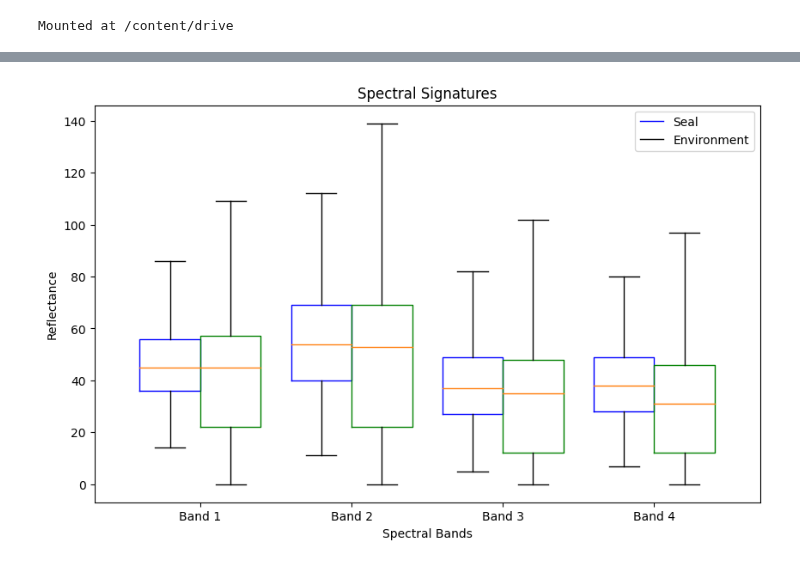
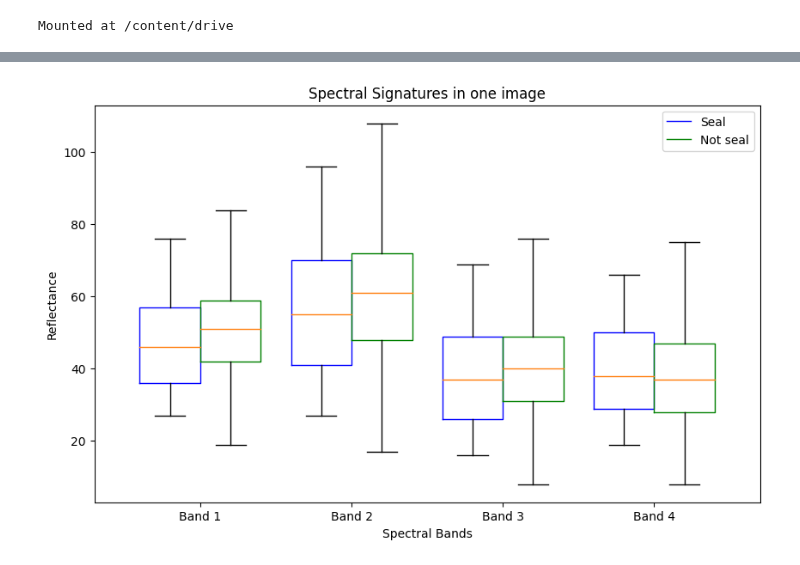
Before and after one commit to GeoKauko/TheNavySeals, a Jupyter notebook: spectral_signatures.ipynb, the cells around one changed output, grey strips where cells are left out. Drawn from its saved outputs; the diff is of its cells as text; code cells hidden in the pictures.

Commit message:
Checked spectral signatures for one image with confirmed seals

```diff
--- a/spectral_signatures.ipynb
+++ b/spectral_signatures.ipynb
@@ -60,0 +88,10 @@ environment_signatures = np.concatenate(environment_signatures, axis=1)
+# %%
+image_file = image_files[600]
+mask_file = mask_files[600]
+
+# plot image
+with rasterio.open(image_file) as src:
+    image = src.read([1, 2, 3])
+
+plt.imshow(np.transpose(image, (1, 2, 0)))
+plt.show()
@@ -61,27 +100,34 @@ environment_signatures = np.concatenate(environment_signatures, axis=1)
 # %%
-bands = range(1, seal_signatures.shape[0] + 1)
+# get spectral signatures for single image
+seal_pixels_img, nonseal_pixels_img = extract_spectral_signatures(image_file, mask_file)
+
+# lists to arrays
+seal_signatures_img = seal_pixels_img
+nonseal_signatures_img = nonseal_pixels_img
+
+# plot the spectral signatures
+bands = range(1, seal_signatures_img.shape[0] + 1)
 plt.figure(figsize=(10, 6))
 
-# Plot box plots for seal_signatures with blue outline
-plt.boxplot(seal_signatures.T, positions=np.array(bands) - 0.2, widths=0.4, showfliers=False, patch_artist=False,
+# plot box plots for seal_signatures
+plt.boxplot(seal_signatures_img.T, positions=np.array(bands) - 0.2, widths=0.4, showfliers=False,
             boxprops=dict(color='blue'))
 
-# Plot box plots for environment_signatures with green outline
-plt.boxplot(environment_signatures.T, positions=np.array(bands) + 0.2, widths=0.4, showfliers=False, patch_artist=False,
+# plot box plots for environment_signatures
+plt.boxplot(nonseal_signatures_img.T, positions=np.array(bands) + 0.2, widths=0.4, showfliers=False,
             boxprops=dict(color='green'))
 
 plt.xticks(bands, [f'Band {b}' for b in bands])
 plt.xlabel('Spectral Bands')
 plt.ylabel('Reflectance')
-plt.title('Spectral Signatures')
-plt.legend(['Seal', 'Environment'])
+plt.title('Spectral Signatures in one image')
 
-# Create custom legend handles with specified colors
 legend_handles = [
-    Line2D([0], [0], color='blue', lw=4, label='Seal'),
-    Line2D([0], [0], color='green', lw=4, label='Environment')
+    Line2D([0], [0], color='blue', lw=1, label='Seal'),
+    Line2D([0], [0], color='green', lw=1, label='Not seal')
 ]
 
+plt.legend(handles=legend_handles)
 plt.show()
 # %% [output]
-[figure, old version]
+[figure, new version]
```
Also changed, not shown: parts of 6 cells of this notebook.
